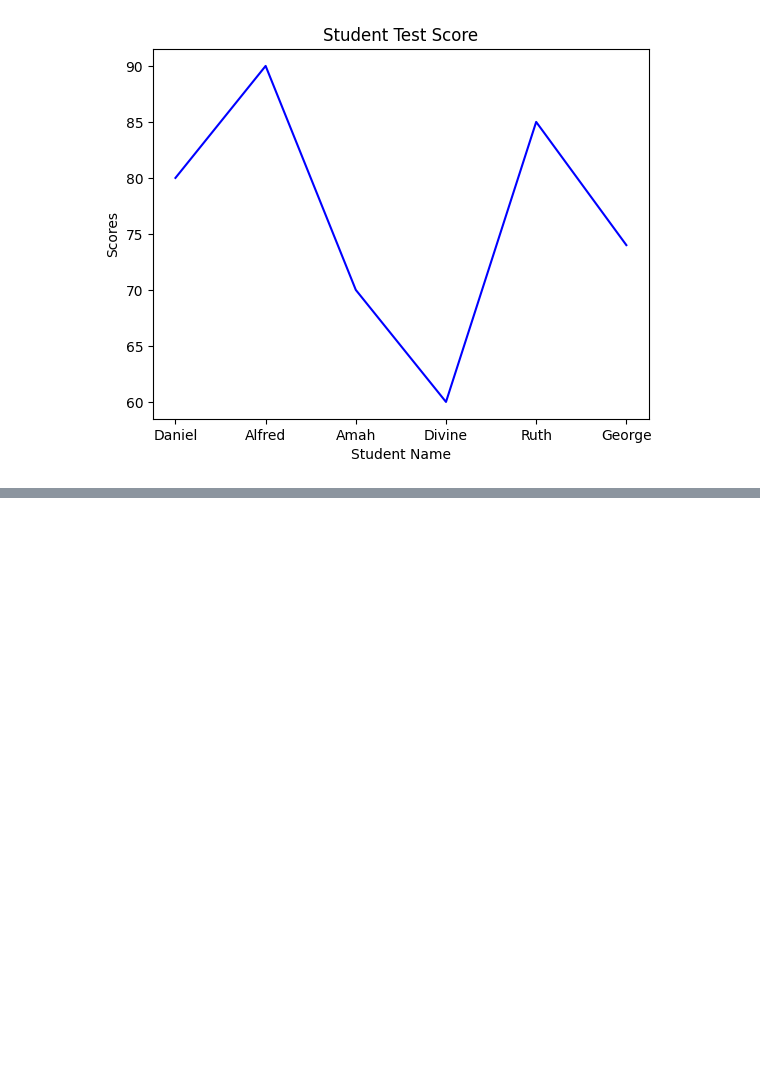
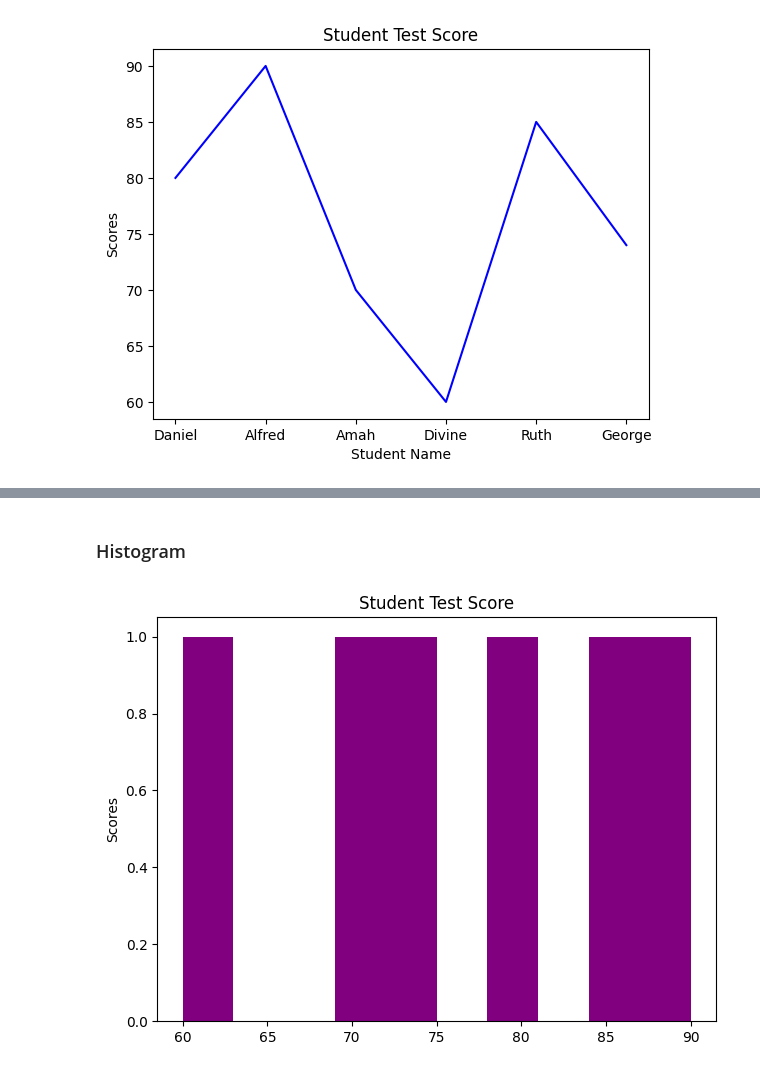
Before and after one commit to joshuatochinwachi/python-cohort-1, a Jupyter notebook: module-2/02_data_visualization_using_Matplotlib_and_Seaborn.ipynb, the cells around one changed output, grey strips where cells are left out. Saved outputs shown, nothing was run; the diff lists cells and outputs as text; code cells hidden in the pictures; blank space fills up the shorter version.

```diff
--- a/module-2/02_data_visualization_using_Matplotlib_and_Seaborn.ipynb
+++ b/module-2/02_data_visualization_using_Matplotlib_and_Seaborn.ipynb
@@ -42,0 +45,14 @@ plt.show()
+# %% [markdown]
+### Histogram
+# %%
+plt.hist(scores, color = 'purple')
+
+plt.title('Student Test Score')
+plt.ylabel('Scores')
+plt.tight_layout()
+plt.show()
+
+
+# shows scores in ranges
+# %% [output]
+[figure, added]
```
Also changed, not shown: parts of 26 cells of this notebook, 4 other files.
